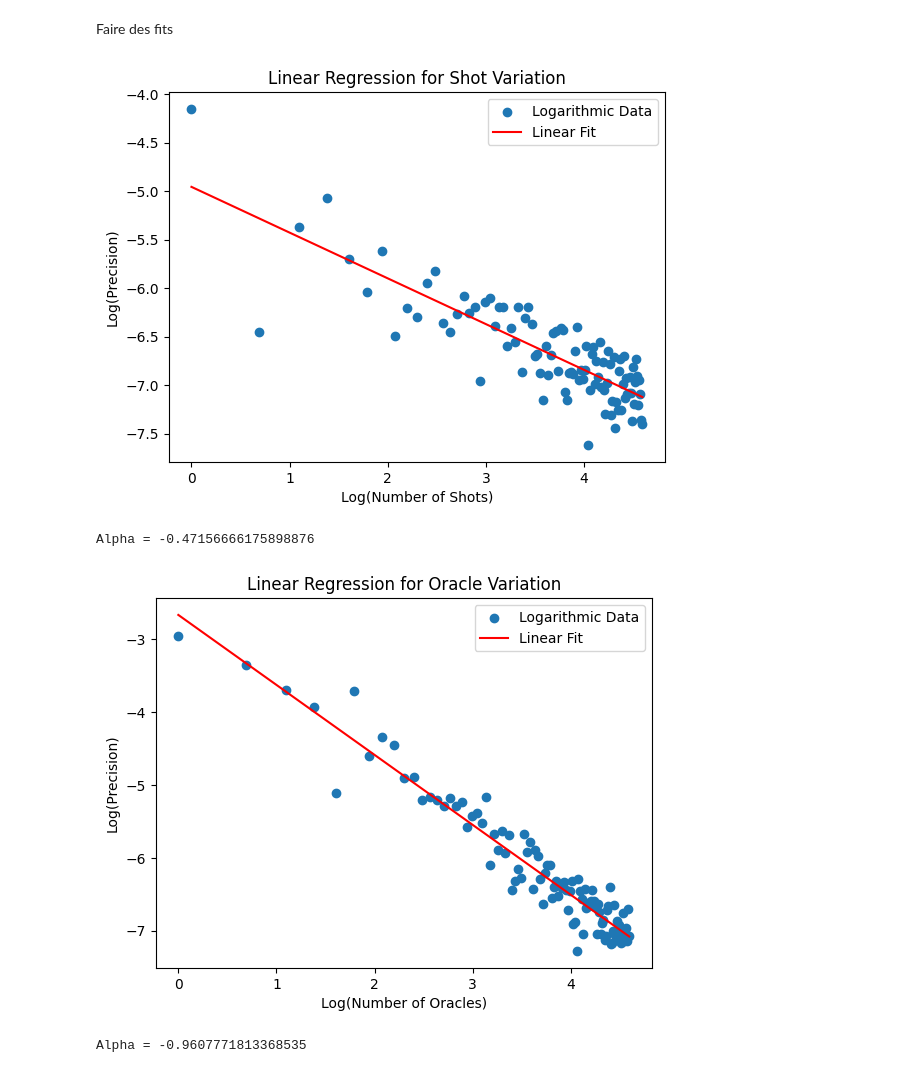
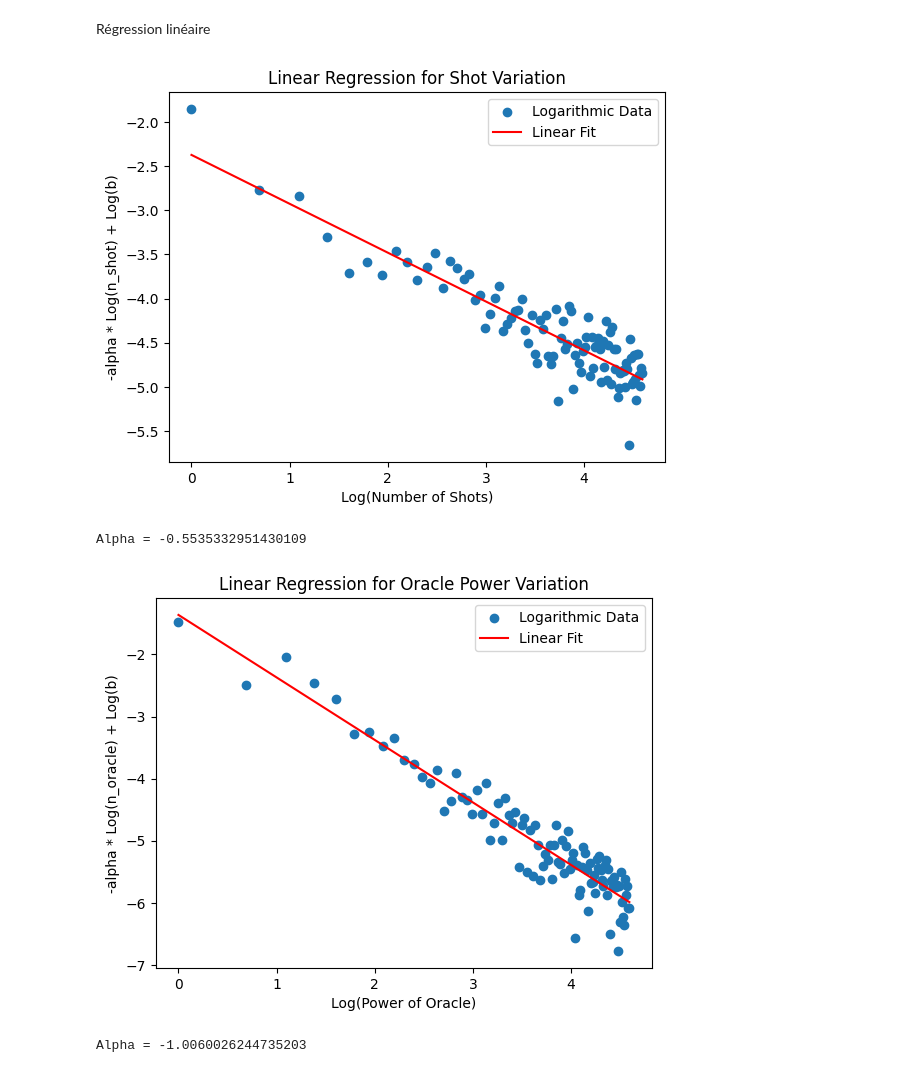
Before and after one commit to Gogolexicomatisation/Quantum-Phase-Estimation-Precision, a Jupyter notebook: analyse.ipynb, the cells around one changed output. Cells and saved outputs as stored; diff of their text form; code cells hidden in the pictures.

```diff
--- a/analyse.ipynb
+++ b/analyse.ipynb
@@ -11,6 +11,6 @@ N_oracle fixe et nombre de shot varie
 # %%
 phi = 0
-n_oracle = 100
+n_oracle = 10
 shot_result = []
 shots = []
 for nb_shots in range(1, 100, 1):
@@ -31,5 +31,5 @@ N_shots fixe et nombre d'oracle varie
 # %%
-n_shots = 100
+n_shots = 10
 phi = 0
 oracle_result = []
 oracles = []
@@ -39,9 +39,9 @@ for nb_oracles in range(1, 100, 1):
     oracles.append(nb_oracles)
 
 plt.plot(oracles, oracle_result)
-plt.xlabel('Number of Oracles')
+plt.xlabel('Power of Oracle')
 plt.ylabel('Precision')
-plt.title('Precision vs Number of Oracles')
+plt.title('Precision vs Power of Oracle')
 plt.grid(True)
 plt.show()
 # %% [output]
@@ -49,52 +49,52 @@ plt.show()
-# %% [markdown]
-Faire des fits
+# %% [markdown]
+Régression linéaire
 # %%
 shots_array = np.array(shots)
 precision_array = np.array(shot_result)
 
-# Logarithmic transformation
+# Application de ln
 log_shots = np.log(shots_array)
 log_precision = np.log(precision_array)
 
-# Linear regression on the logarithmic data
+# Régression linéaire sur les données ln
 slope, intercept, r_value, p_value, std_err = linregress(log_shots, log_precision)
 
-# Plotting the logarithmic data and linear fit
+# Affichage
 plt.scatter(log_shots, log_precision, label='Logarithmic Data')
 plt.plot(log_shots, intercept + slope * log_shots, label='Linear Fit', color='red')
 plt.xlabel('Log(Number of Shots)')
-plt.ylabel('Log(Precision)')
+plt.ylabel('-alpha * Log(n_shot) + Log(b)')
 plt.title('Linear Regression for Shot Variation')
 plt.legend()
 plt.show()
 
-# Printing the coefficient alpha
+# Coefficient alpha
 print("Alpha =", slope)
 # %% [output]
-[figure, old version]
+[figure, new version]
-Alpha = -0.47156666175898876
+Alpha = -0.5535332951430109
 # %%
 shots_array = np.array(oracles)
 precision_array = np.array(oracle_result)
 
-# Logarithmic transformation
+# # Application de ln
 log_shots = np.log(shots_array)
 log_precision = np.log(precision_array)
 
-# Linear regression on the logarithmic data
+# Régression linéaire sur les données ln
 slope, intercept, r_value, p_value, std_err = linregress(log_shots, log_precision)
 
-# Plotting the logarithmic data and linear fit
+# Affichage
 plt.scatter(log_shots, log_precision, label='Logarithmic Data')
 plt.plot(log_shots, intercept + slope * log_shots, label='Linear Fit', color='red')
-plt.xlabel('Log(Number of Oracles)')
-plt.ylabel('Log(Precision)')
-plt.title('Linear Regression for Oracle Variation')
+plt.xlabel('Log(Power of Oracle)')
+plt.ylabel('-alpha * Log(n_oracle) + Log(b)')
+plt.title('Linear Regression for Oracle Power Variation')
 plt.legend()
 plt.show()
 
-# Printing the coefficient alpha
+# Coefficient alpha
 print("Alpha =", slope)
 # %% [output]
-[figure, old version]
+[figure, new version]
-Alpha = -0.9607771813368535
+Alpha = -1.0060026244735203
```
Also changed, not shown: parts of 4 cells of this notebook.
